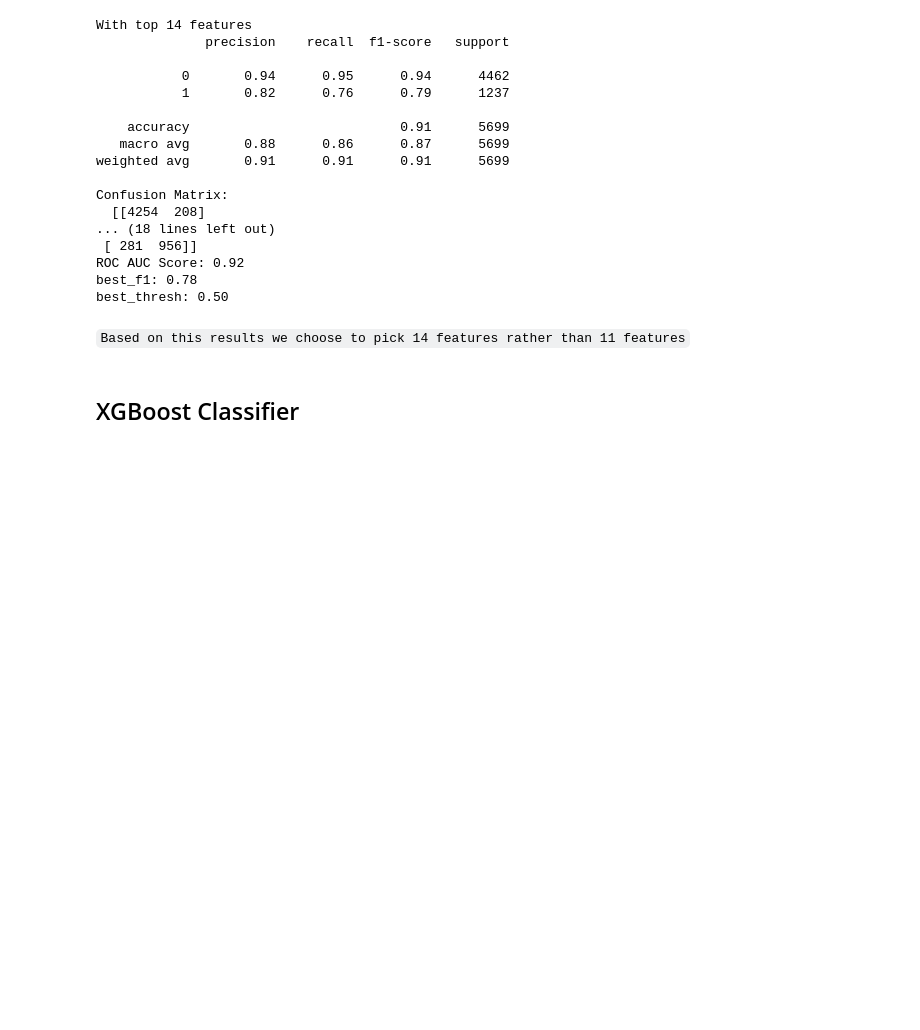
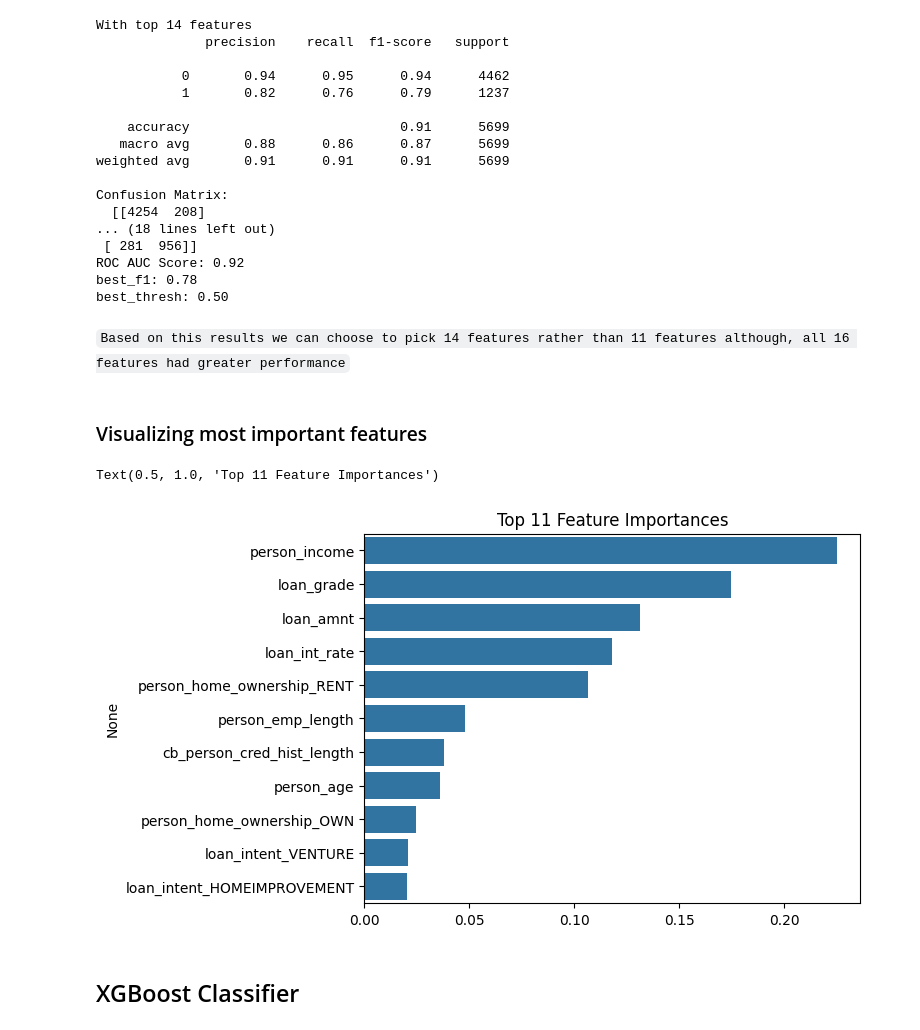
Before and after one commit to Wizardcode28/Credit-RIsk-Assessment, a Jupyter notebook: credit.ipynb, the cells around one changed output. Drawn from its saved outputs; the diff is of its cells as text; code cells hidden in the pictures; blank space fills up the shorter version.

```diff
--- a/credit.ipynb
+++ b/credit.ipynb
@@ -628,7 +632,17 @@ ROC AUC Score: 0.92
 best_f1: 0.78
 best_thresh: 0.50
 # %% [markdown]
-`Based on this results we choose to pick 14 features rather than 11 features`
+`Based on this results we can choose to pick 14 features rather than 11 features although, all 16 features had greater performance`
+# %% [markdown]
+### Visualizing most important features
+# %%
+top_11=top_features.head(11)
+# %%
+sns.barplot(x=top_11.values,y=top_11.index)
+plt.title("Top 11 Feature Importances")
+# %% [output]
+Text(0.5, 1.0, 'Top 11 Feature Importances')
+[figure, added]
 # %% [markdown]
 ## XGBoost Classifier
 # %%
```
Also changed, not shown: parts of 35 cells of this notebook, 9 other files.
